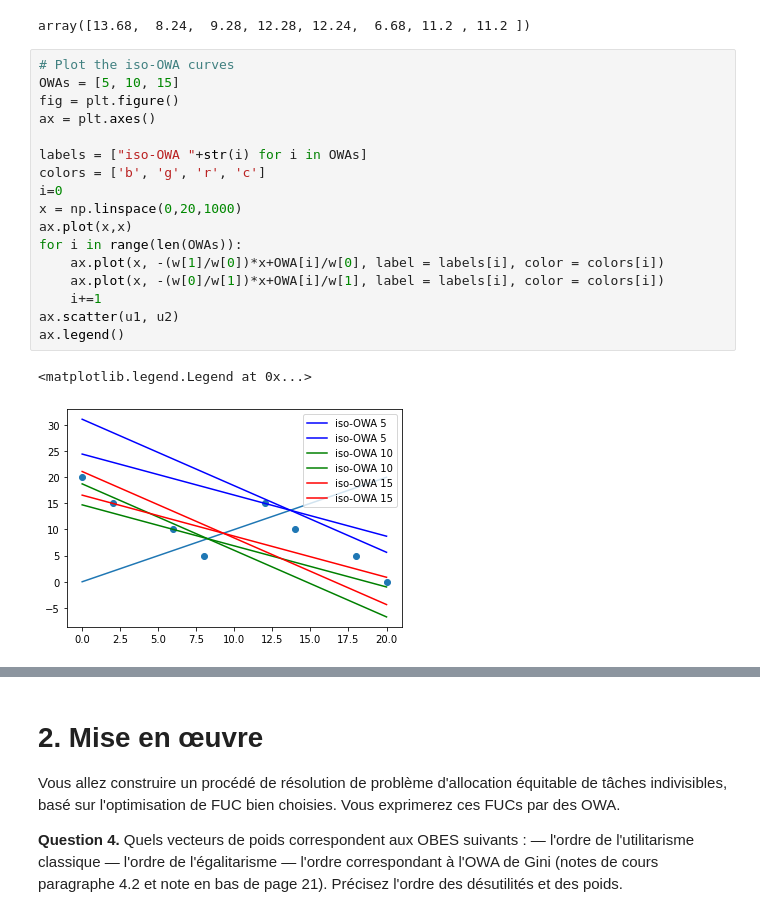
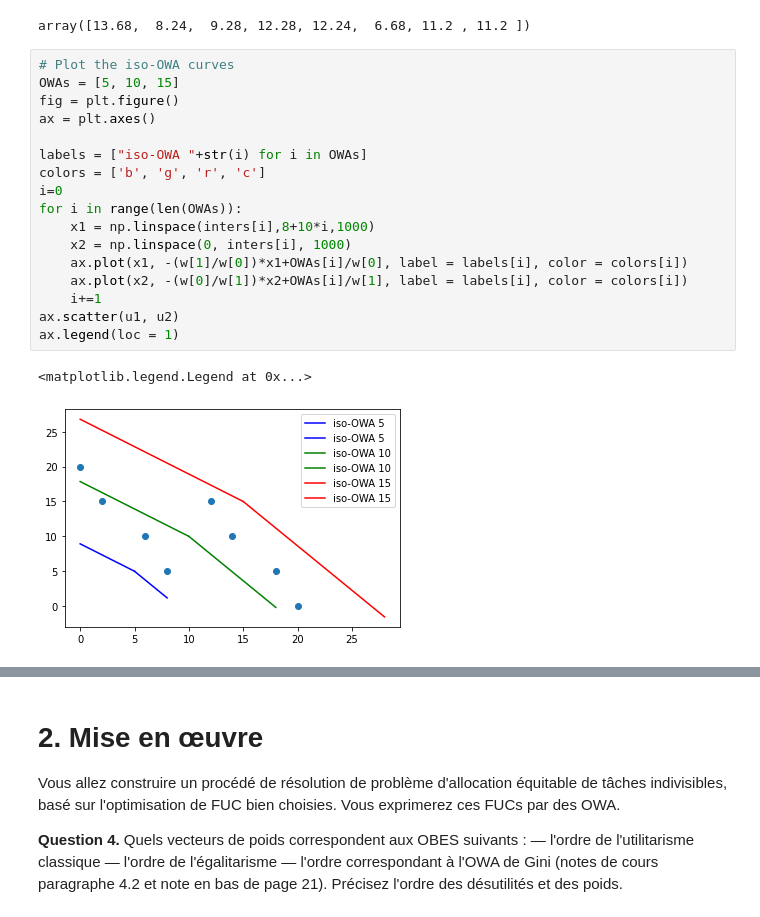
Before and after one commit to Ziqing-WU/Project-EquitableSharing, a Jupyter notebook: BE partage equitable.ipynb, the cells around one changed output, grey strips where cells are left out. Cells and saved outputs as stored; diff of their text form.

```diff
--- a/BE partage equitable.ipynb
+++ b/BE partage equitable.ipynb
@@ -271,20 +271,20 @@ array([13.68,  8.24,  9.28, 12.28, 12.24,  6.68, 11.2 , 11.2 ])
 # %%
 # Plot the iso-OWA curves
 OWAs = [5, 10, 15]
 fig = plt.figure()
 ax = plt.axes()
 
 labels = ["iso-OWA "+str(i) for i in OWAs]
 colors = ['b', 'g', 'r', 'c']
 i=0
-x = np.linspace(0,20,1000)
-ax.plot(x,x)
 for i in range(len(OWAs)):
-    ax.plot(x, -(w[1]/w[0])*x+OWA[i]/w[0], label = labels[i], color = colors[i])
-    ax.plot(x, -(w[0]/w[1])*x+OWA[i]/w[1], label = labels[i], color = colors[i])
+    x1 = np.linspace(inters[i],8+10*i,1000)
+    x2 = np.linspace(0, inters[i], 1000)
+    ax.plot(x1, -(w[1]/w[0])*x1+OWAs[i]/w[0], label = labels[i], color = colors[i])
+    ax.plot(x2, -(w[0]/w[1])*x2+OWAs[i]/w[1], label = labels[i], color = colors[i])
     i+=1
 ax.scatter(u1, u2)
-ax.legend()
+ax.legend(loc = 1)
 # %% [output]
 <matplotlib.legend.Legend at 0x...>
-[figure, old version]
+[figure, new version]
```
Also changed, not shown: parts of 5 cells of this notebook.
